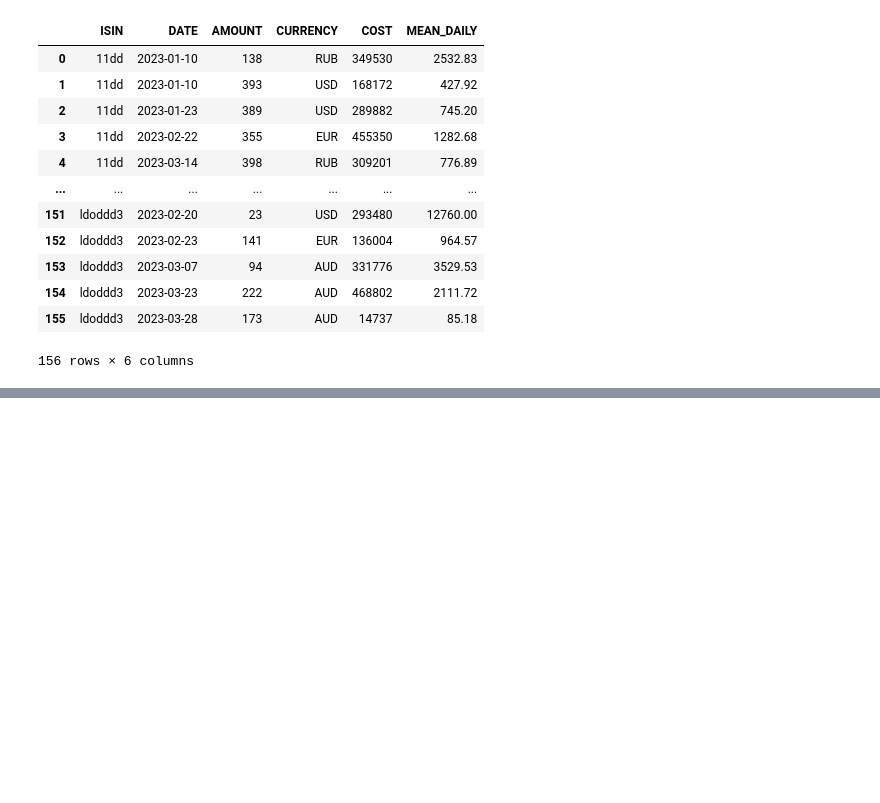
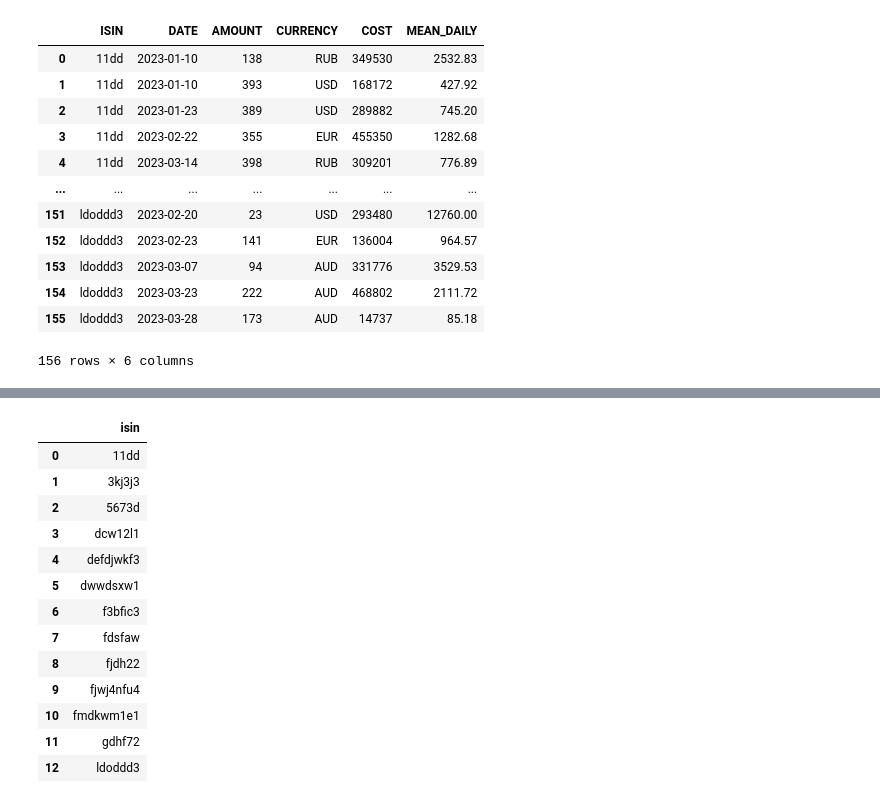
Before and after one commit to Sergo448/rosbank, a Jupyter notebook: notebooks/mean_with_fifo.ipynb, the cells around one changed output, grey strips where cells are left out. Saved outputs shown, nothing was run; the diff lists cells and outputs as text; code cells hidden in the pictures; blank space fills up the shorter version.

Commit message:
fifo

```diff
--- a/notebooks/mean_with_fifo.ipynb
+++ b/notebooks/mean_with_fifo.ipynb
@@ -305,0 +282,9 @@ SyntaxError: invalid syntax (4178557464.py, line 14)
+# %%
+# Нашли. Теперь для каждого курса надо найти последнюю дату и сам курс.
+currency_unique_d_AUDUSD = currency_info[(currency_info['CURRENCY'] == 'AUD/USD')].DATE.max()
+currency_unique_d_EURUSD = currency_info[(currency_info['CURRENCY'] == 'EUR/USD')].DATE.max()
+currency_unique_d_RUBUSD = currency_info[(currency_info['CURRENCY'] == 'RUB/USD')].DATE.max()
+
+print(f'currency_unique_d_AUDUSD: {currency_unique_d_AUDUSD}\n'
+      f'currency_unique_d_EURUSD: {currency_unique_d_EURUSD}\n'
+      f'currency_unique_d_RUBUSD: {currency_unique_d_RUBUSD}')
@@ -305,0 +295,6 @@ SyntaxError: invalid syntax (4178557464.py, line 14)
+# %%
+currency_unique_c_AUDUSD = currency_info[(currency_info['DATE'] == currency_unique_d_AUDUSD)].inUSD_DIR.item()
+currency_unique_c_EURUSD = currency_info[(currency_info['DATE'] == currency_unique_d_EURUSD)].inUSD_DIR.item()
+
+n = currency_info[(currency_info['DATE'] == currency_unique_d_RUBUSD)]['inUSD_DIR'].index.max()
+currency_unique_c_RUBUSD = currency_info[(currency_info['inUSD_DIR'].index == n)].inUSD_DIR.item()
@@ -305,0 +312,19 @@ SyntaxError: invalid syntax (4178557464.py, line 14)
+# %%
+FIFO_R = pd.DataFrame()
+FIFO_A = pd.DataFrame()
+FIFO_U = pd.DataFrame()
+FIFO_E = pd.DataFrame()
+
+FIFO_R['RUB_USD'] = FIFO_table[FIFO_table['CURRENCY'] == 'RUB']['MEAN_DAILY']
+FIFO_A['AUD_USD'] = FIFO_table[FIFO_table['CURRENCY'] == 'AUD']['MEAN_DAILY']
+FIFO_U['USD_USD'] = FIFO_table[FIFO_table['CURRENCY'] == 'USD']['MEAN_DAILY']
+FIFO_E['EUR_USD'] = FIFO_table[FIFO_table['CURRENCY'] == 'EUR']['MEAN_DAILY']
+
+FIFO_R['RUB_USD'] = FIFO_table[(FIFO_table['CURRENCY'] == 'RUB')]['MEAN_DAILY'] * currency_unique_c_RUBUSD
+FIFO_A['AUD_USD'] = FIFO_table[(FIFO_table['CURRENCY'] == 'AUD')]['MEAN_DAILY'] * currency_unique_c_AUDUSD
+FIFO_U['USD_USD'] = FIFO_table[(FIFO_table['CURRENCY'] == 'USD')]['MEAN_DAILY'] * 1
+FIFO_E['EUR_USD'] = FIFO_table[(FIFO_table['CURRENCY'] == 'EUR')]['MEAN_DAILY'] * currency_unique_c_EURUSD
+
+FIFO_table['UE_USD'] = pd.concat([FIFO_R['RUB_USD'], FIFO_A['AUD_USD'],
+                                  FIFO_E['EUR_USD'], FIFO_U['USD_USD']],
+                                 ignore_index=True)
@@ -305,0 +389,21 @@ SyntaxError: invalid syntax (4178557464.py, line 14)
+# %%
+# Получили данные. Теперь можно найти среднее для каждой бумаги
+ISIN_MEAN = pd.DataFrame()
+
+ISIN_MEAN['ISIN'] = FIFO_table['ISIN'].unique()
+ISIN_MEAN['MEAN_WITH_FIFO'] =
+# %% [output]
+|  | isin |
+| 0 | 11dd |
+| 1 | 3kj3j3 |
+| 2 | 5673d |
+| 3 | dcw12l1 |
+| 4 | defdjwkf3 |
+| 5 | dwwdsxw1 |
+| 6 | f3bfic3 |
+| 7 | fdsfaw |
+| 8 | fjdh22 |
+| 9 | fjwj4nfu4 |
+| 10 | fmdkwm1e1 |
+| 11 | gdhf72 |
+| 12 | ldoddd3 |
```
Also changed, not shown: parts of 11 cells of this notebook.
